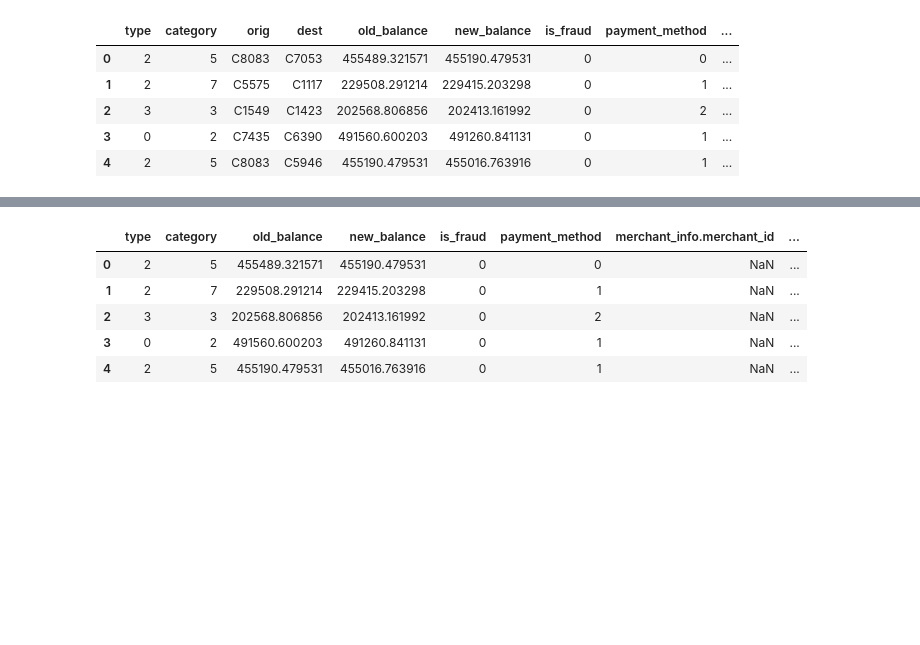
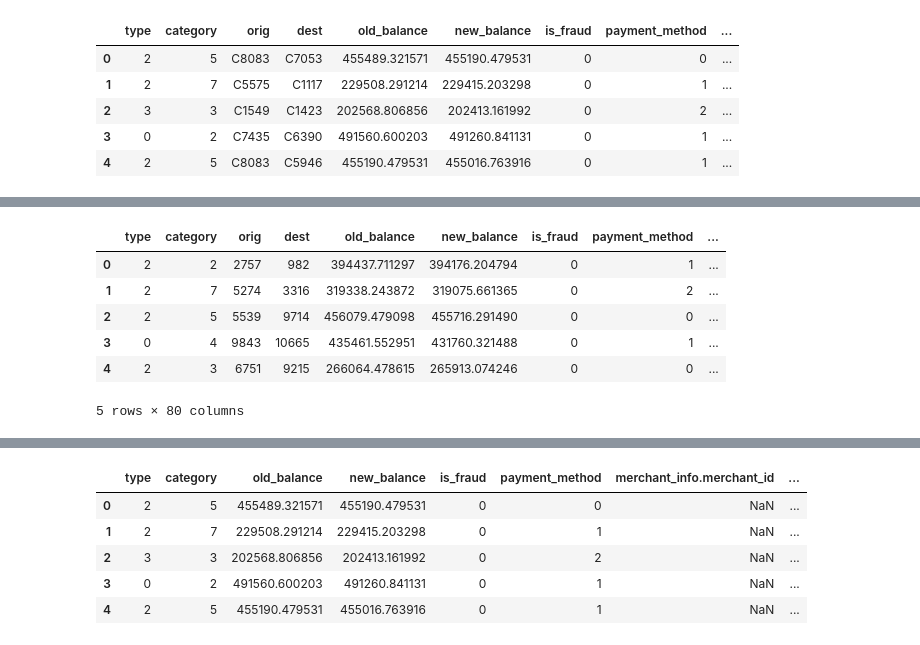
Before and after one commit to daansku/dsp-op, a Jupyter notebook: money laundering/data_analysis.ipynb, the cells around one changed output, grey strips where cells are left out. Drawn from its saved outputs; the diff is of its cells as text; code cells hidden in the pictures; blank space fills up the shorter version.

```diff
--- a/money laundering/data_analysis.ipynb
+++ b/money laundering/data_analysis.ipynb
@@ -99,0 +258,3 @@ df.head()
+# %%
+recvs = recvs.drop(columns = ["amount", "orig"]).rename(columns = {"dest": "account"})
+recvs.head()
@@ -99,0 +268,34 @@ df.head()
+# %%
+df = df.sort_values("datetime")
+sends = sends.sort_values("datetime")
+recvs = recvs.sort_values("datetime")
+# %%
+# Attach orig complete past history
+# First as an orig
+df = pd.merge_asof(df, sends, on = "datetime", left_by = "orig", right_by = "account")
+df = df.rename(columns = {c: f"orig_{c}" for c in sends.columns if c not in ["datetime", "account"]})
+df = df.drop(columns = ["account"])
+# Second as a dest
+df = pd.merge_asof(df, recvs, on = "datetime", left_by = "orig", right_by = "account")
+df = df.rename(columns = {c: f"orig_{c}" for c in recvs.columns if c not in ["datetime", "account"]})
+df = df.drop(columns = ["account"])
+# %%
+# Attach dest complete past history
+# First as an orig
+df = pd.merge_asof(df, sends, on = "datetime", left_by = "dest", right_by = "account")
+df = df.rename(columns = {c: f"dest_{c}" for c in sends.columns if c not in ["datetime", "account"]})
+df = df.drop(columns = ["account"])
+# Second as a dest
+df = pd.merge_asof(df, recvs, on = "datetime", left_by = "dest", right_by = "account")
+df = df.rename(columns = {c: f"dest_{c}" for c in recvs.columns if c not in ["datetime", "account"]})
+df = df.drop(columns = ["account"])
+# %%
+df.head()
+# %% [output]
+|  | type | category | orig | dest | old_balance | new_balance | is_fraud | payment_method | ... |
+| 0 | 2 | 2 | 2757 | 982 | 394437.711297 | 394176.204794 | 0 | 1 | ... |
+| 1 | 2 | 7 | 5274 | 3316 | 319338.243872 | 319075.661365 | 0 | 2 | ... |
+| 2 | 2 | 5 | 5539 | 9714 | 456079.479098 | 455716.291490 | 0 | 0 | ... |
+| 3 | 0 | 4 | 9843 | 10665 | 435461.552951 | 431760.321488 | 0 | 1 | ... |
+| 4 | 2 | 3 | 6751 | 9215 | 266064.478615 | 265913.074246 | 0 | 0 | ... |
+5 rows × 80 columns
```
Also changed, not shown: parts of 18 cells of this notebook, 1 other file.
